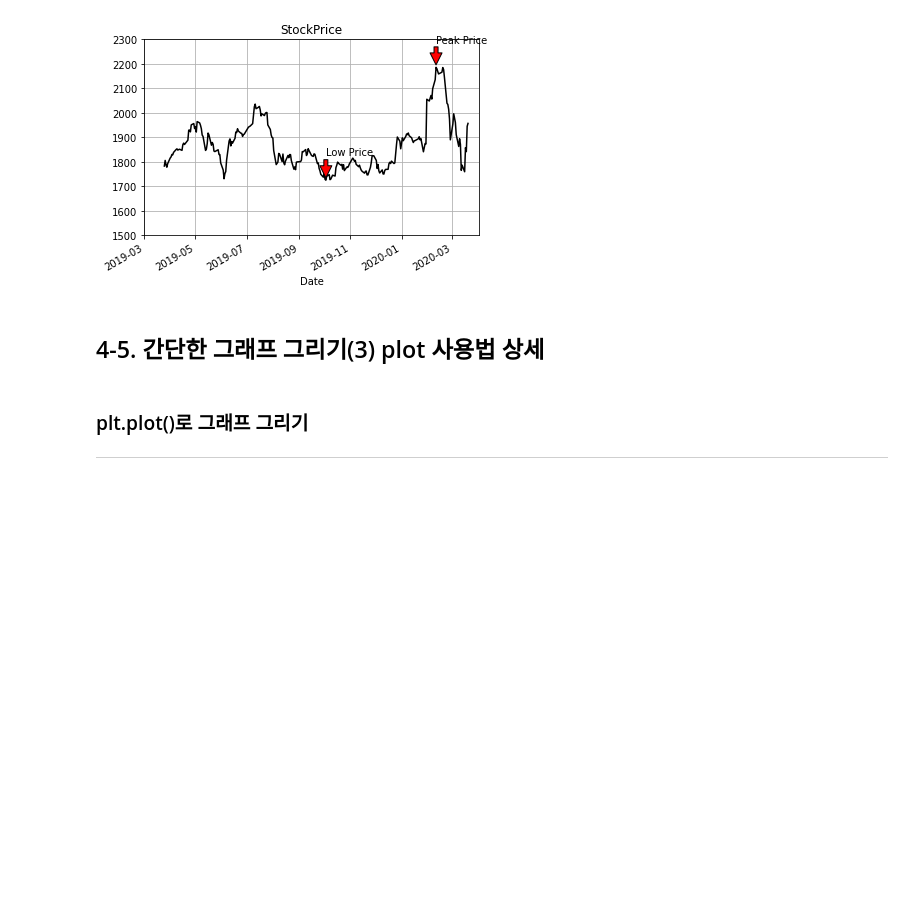
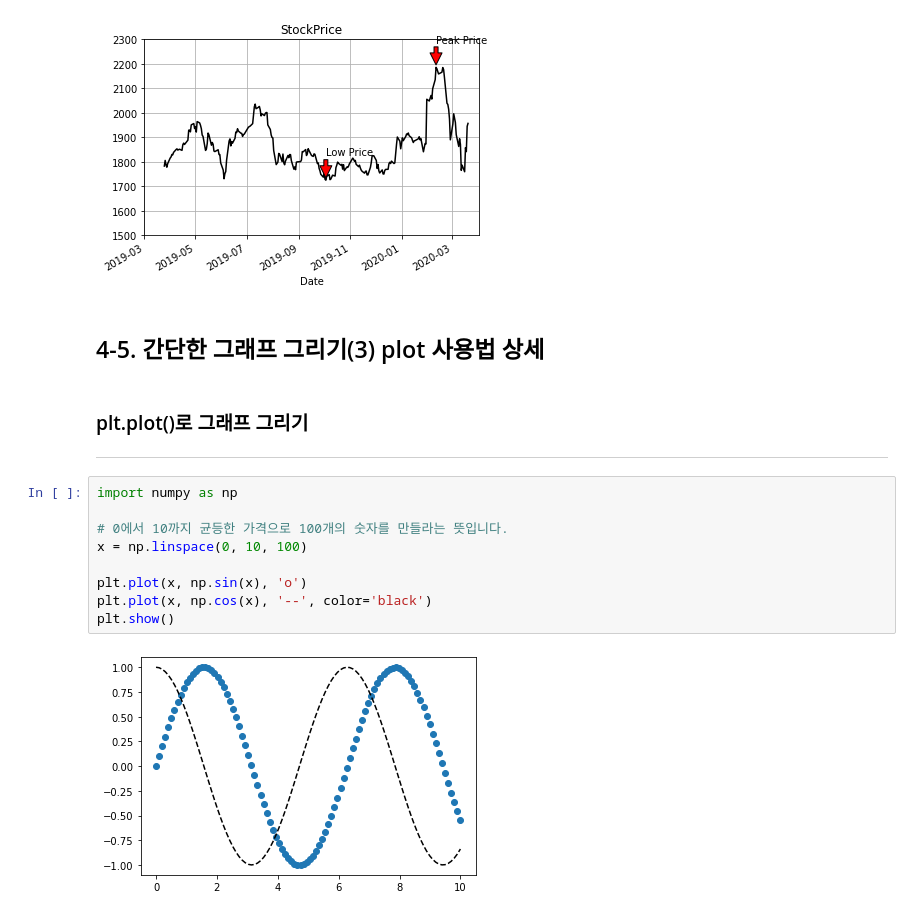
Before and after one commit to hyungminkimdev/aiffel, a Jupyter notebook: 240523-data-visualization/Data Visualization.ipynb, the cells around one changed output. Saved outputs shown, nothing was run; the diff lists cells and outputs as text; blank space fills up the shorter version.

```diff
--- a/240523-data-visualization/Data Visualization.ipynb
+++ b/240523-data-visualization/Data Visualization.ipynb
@@ -208,3 +208,14 @@ plt.show()
 # %% [markdown]
 ### plt.plot()로 그래프 그리기
 ---
+# %%
+import numpy as np
+
+# 0에서 10까지 균등한 가격으로 100개의 숫자를 만들라는 뜻입니다.
+x = np.linspace(0, 10, 100)
+
+plt.plot(x, np.sin(x), 'o')
+plt.plot(x, np.cos(x), '--', color='black')
+plt.show()
+# %% [output]
+[figure, added]
```
Also changed, not shown: parts of 7 cells of this notebook.
